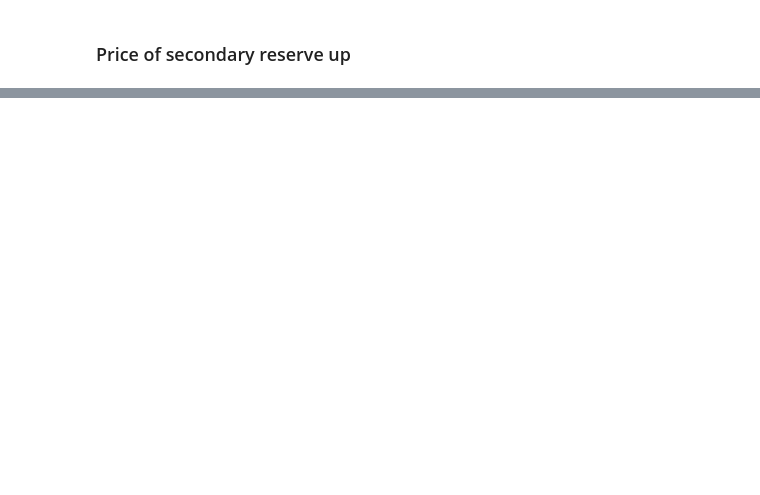
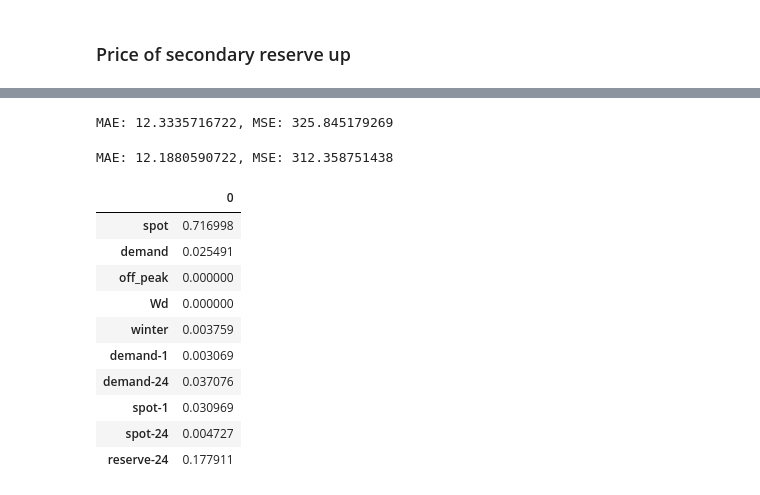
Before and after one commit to NonoMalpi/Secondary_band, a Jupyter notebook: Secondary reserve up price.ipynb, the cells around one changed output, grey strips where cells are left out. Drawn from its saved outputs; the diff is of its cells as text; code cells hidden in the pictures; blank space fills up the shorter version.

Commit message:
Decision Tree secondary reserve up

```diff
--- a/Secondary reserve up price.ipynb
+++ b/Secondary reserve up price.ipynb
@@ -40,0 +135,3 @@ reserve_price = get_clean_data(raw_reserve_price)
+# %%
+best_params = random_search.cv_results_['params'][np.flatnonzero(random_search.cv_results_['rank_test_score']==1)[0]]
+print(best_params)
@@ -40,0 +140,2 @@ reserve_price = get_clean_data(raw_reserve_price)
+# %%
+tree.set_params(**best_params, random_state=0)
@@ -40,0 +148,15 @@ reserve_price = get_clean_data(raw_reserve_price)
+# %%
+#CV with kfold=5
+kf = KFold(n_splits=5, random_state=0)
+
+CV_mse = list()
+CV_mae = list()
+
+for train_index, test_index in kf.split(x_train, y_train):
+    tree.fit(x_train[train_index], y_train[train_index])
+    y_pred = tree.predict(x_train[test_index])
+    CV_mae.append(mean_absolute_error(y_train[test_index], y_pred))
+    CV_mse.append(mean_squared_error(y_train[test_index], y_pred))
+
+print('Mean absolute error: %0.4f +- %0.4f' %(np.mean(CV_mae), 2*np.std(CV_mae)))
+print('Mean squared error: %0.4f +- %0.4f' %(np.mean(CV_mse), 2*np.std(CV_mse)))
@@ -40,0 +179,24 @@ reserve_price = get_clean_data(raw_reserve_price)
+# %%
+tree.fit(x_train, y_train)
+print('MAE: ' +str(mean_absolute_error(y_train, tree.predict(x_train)))+', MSE: ' +
+      str(mean_squared_error(y_train, tree.predict(x_train))))
+# %% [output]
+MAE: 12.3335716722, MSE: 325.845179269
+# %%
+#Print test error and feature importance
+print('MAE: ' +str(mean_absolute_error(y_test, tree.predict(x_test)))+', MSE: ' +
+      str(mean_squared_error(y_test, tree.predict(x_test))))
+pd.DataFrame(data=tree.feature_importances_, index=features_list)
+# %% [output]
+MAE: 12.1880590722, MSE: 312.358751438
+|  | 0 |
+| spot | 0.716998 |
+| demand | 0.025491 |
+| off_peak | 0.000000 |
+| Wd | 0.000000 |
+| winter | 0.003759 |
+| demand-1 | 0.003069 |
+| demand-24 | 0.037076 |
+| spot-1 | 0.030969 |
+| spot-24 | 0.004727 |
+| reserve-24 | 0.177911 |
```
Also changed, not shown: parts of 27 cells of this notebook, 1 other file.
